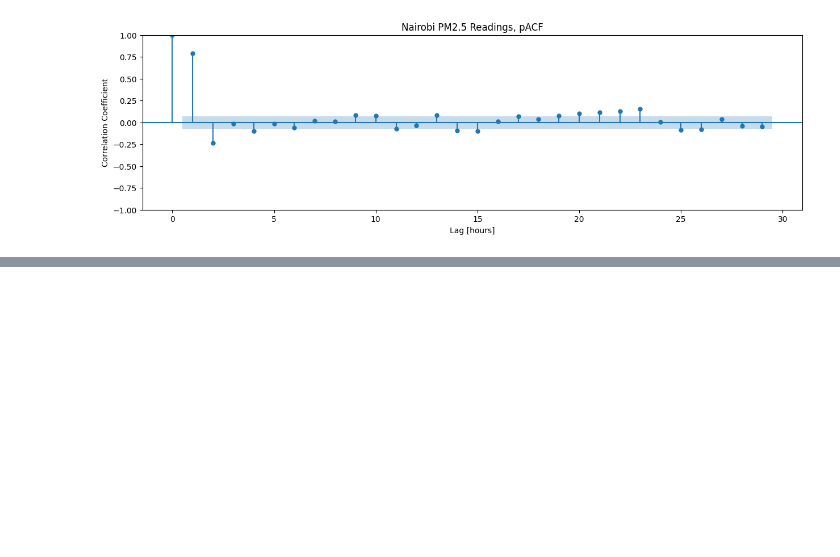
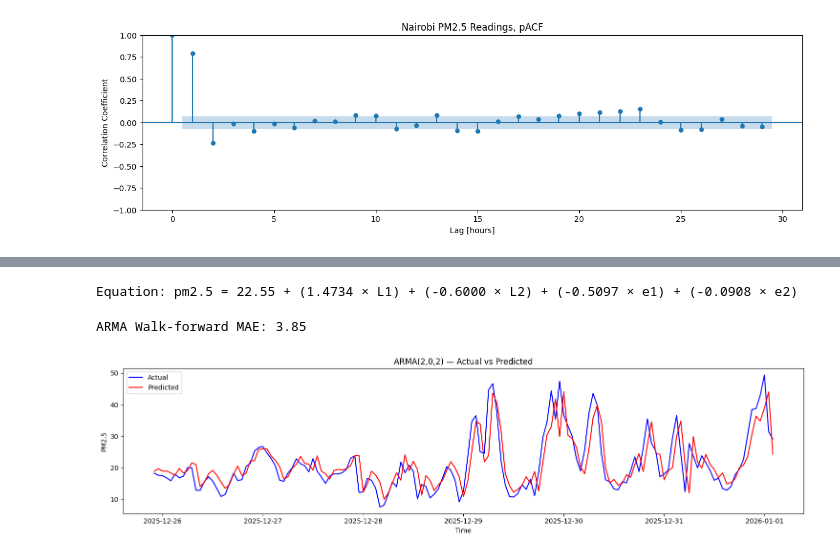
Before and after one commit to byronmorara59-prog/Machine-Learning-2-Capstone-Project, a Jupyter notebook: main.ipynb, the cells around one changed output, grey strips where cells are left out. Saved outputs shown, nothing was run; the diff lists cells and outputs as text; code cells hidden in the pictures; blank space fills up the shorter version.

```diff
--- a/main.ipynb
+++ b/main.ipynb
@@ -216,0 +399,31 @@ plt.title("Nairobi PM2.5 Readings, pACF");
+# %%
+print(f"Equation: pm2.5 = {const:.2f} + ({ar_l1:.4f} × L1) + ({ar_l2:.4f} × L2) + ({ma_l1:.4f} × e1) + ({ma_l2:.4f} × e2)")
+# %% [output]
+Equation: pm2.5 = 22.55 + (1.4734 × L1) + (-0.6000 × L2) + (-0.5097 × e1) + (-0.0908 × e2)
+# %%
+arma_predictions_wfv = []
+history = list(y_train)
+
+for i in range(len(y_test)):
+    model = ARIMA(history, order=(2,0,2))
+    result = model.fit()
+    pred = result.forecast(steps=1)[0]
+    arma_predictions_wfv.append(pred)
+    history.append(y_test.iloc[i])
+
+mae_arma_wfv = mean_absolute_error(y_test, arma_predictions_wfv)
+print("ARMA Walk-forward MAE:", round(mae_arma_wfv, 2))
+# %% [output]
+ARMA Walk-forward MAE: 3.85
+# %%
+fig, ax = plt.subplots(figsize=(15, 4))
+ax.plot(y_test.index, y_test, label="Actual", color="blue")
+ax.plot(y_test.index, arma_predictions_wfv, label="Predicted", color="red")
+ax.set_xlabel("Time")
+ax.set_ylabel("PM2.5")
+ax.set_title("ARMA(2,0,2) — Actual vs Predicted")
+ax.legend()
+plt.tight_layout()
+plt.show();
+# %% [output]
+[figure, added]
```
Also changed, not shown: parts of 35 cells of this notebook, 5 other files.
